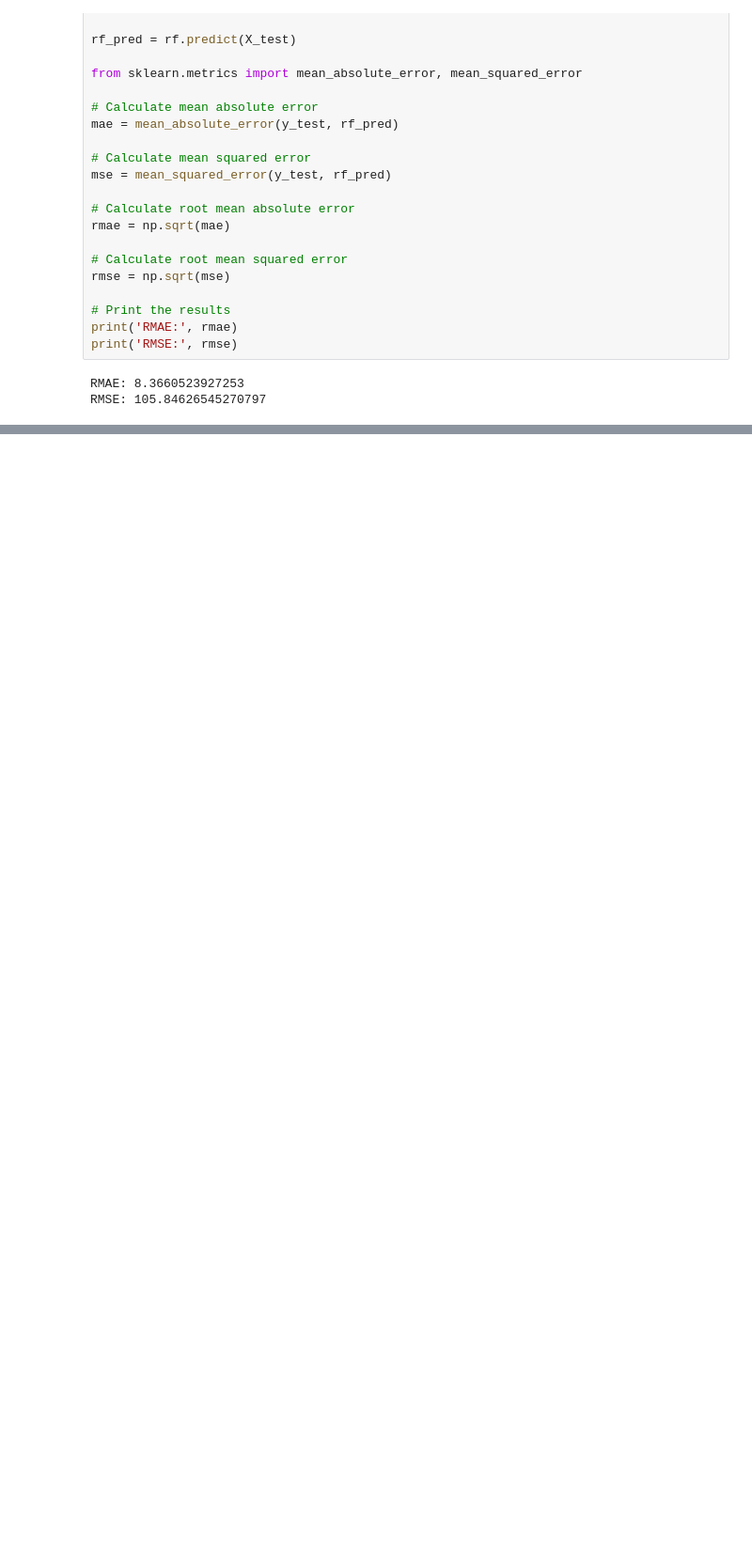
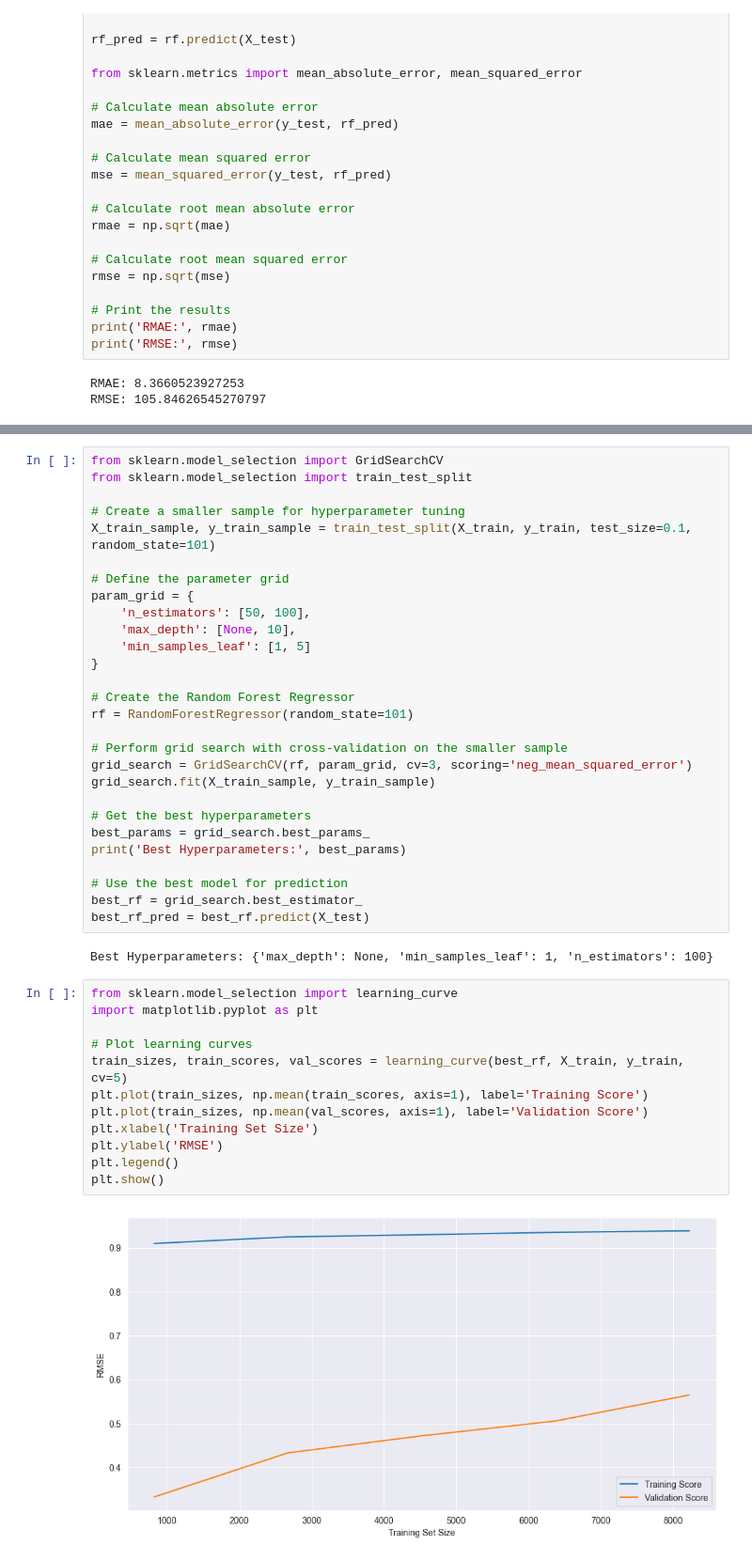
Before and after one commit to zahrabytes/Rice-Datathon-2024, a Jupyter notebook: rohan.ipynb, the cells around one changed output, grey strips where cells are left out. Shown at 94% size. Cells and saved outputs as stored; diff of their text form; blank space fills up the shorter version.

```diff
--- a/rohan.ipynb
+++ b/rohan.ipynb
@@ -330,0 +342,44 @@ RMSE: 105.84626545270797
+# %%
+from sklearn.model_selection import GridSearchCV
+from sklearn.model_selection import train_test_split
+
+# Create a smaller sample for hyperparameter tuning
+X_train_sample, y_train_sample = train_test_split(X_train, y_train, test_size=0.1, random_state=101)
+
+# Define the parameter grid
+param_grid = {
+    'n_estimators': [50, 100],
+    'max_depth': [None, 10],
+    'min_samples_leaf': [1, 5]
+}
+
+# Create the Random Forest Regressor
+rf = RandomForestRegressor(random_state=101)
+
+# Perform grid search with cross-validation on the smaller sample
+grid_search = GridSearchCV(rf, param_grid, cv=3, scoring='neg_mean_squared_error')
+grid_search.fit(X_train_sample, y_train_sample)
+
+# Get the best hyperparameters
+best_params = grid_search.best_params_
+print('Best Hyperparameters:', best_params)
+
+# Use the best model for prediction
+best_rf = grid_search.best_estimator_
+best_rf_pred = best_rf.predict(X_test)
+# %% [output]
+Best Hyperparameters: {'max_depth': None, 'min_samples_leaf': 1, 'n_estimators': 100}
+# %%
+from sklearn.model_selection import learning_curve
+import matplotlib.pyplot as plt
+
+# Plot learning curves
+train_sizes, train_scores, val_scores = learning_curve(best_rf, X_train, y_train, cv=5)
+plt.plot(train_sizes, np.mean(train_scores, axis=1), label='Training Score')
+plt.plot(train_sizes, np.mean(val_scores, axis=1), label='Validation Score')
+plt.xlabel('Training Set Size')
+plt.ylabel('RMSE')
+plt.legend()
+plt.show()
+# %% [output]
+[figure, added]
```
Also changed, not shown: parts of 11 cells of this notebook.
